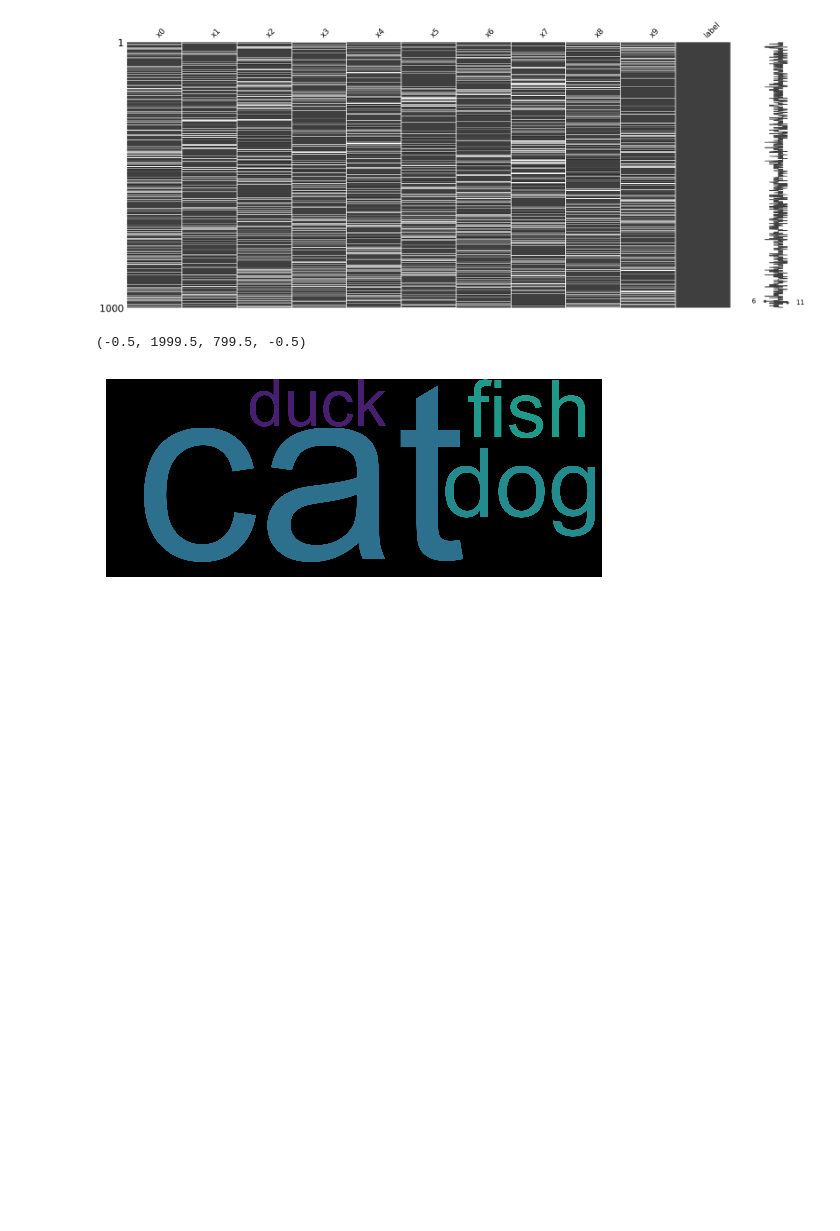
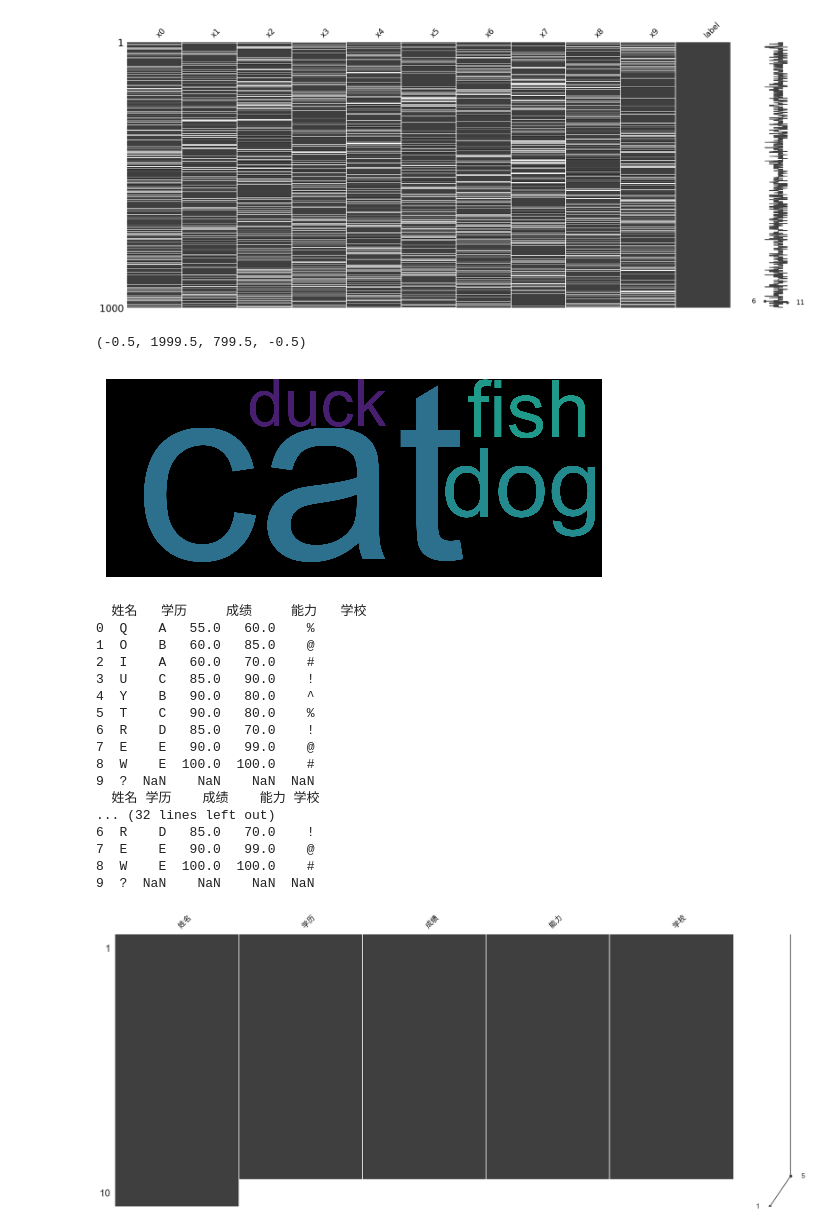
Before and after one commit to ChenZihan-sudo/CS101-Fundamental-Zone, a Jupyter notebook: Python/template_and_practice/practice6.ipynb, the cells around one changed output. Drawn from its saved outputs; the diff is of its cells as text; code cells hidden in the pictures; blank space fills up the shorter version.

```diff
--- a/Python/template_and_practice/practice6.ipynb
+++ b/Python/template_and_practice/practice6.ipynb
@@ -217,3 +233,56 @@ plt.axis("off")
 # %% [output]
 (-0.5, 1999.5, 799.5, -0.5)
 [figure]
+# %%
+import pandas as pd
+import numpy as np
+from collections import Counter
+from sklearn import preprocessing
+from matplotlib import pyplot as plt
+import seaborn as sns
+
+# Fonts for mac platform only.
+plt.rcParams["font.sans-serif"] = ["Arial Unicode MS"]
+plt.rcParams["axes.unicode_minus"] = False
+sns.set(font="Arial Unicode MS")
+
+data = pd.read_csv("./data/stu_data.csv")
+print(data)
+
+print(data.head(), "\n", data.shape)
+
+data.isnull().any()
+total = data.isnull().sum().sort_values(ascending=False)
+print("total:\n", total)
+
+percent = (data.isnull().sum() / data.isnull().count()).sort_values(ascending=False)
+miss_data = pd.concat([total, percent], axis=1, keys=["Total", "Percent"])
+miss_data.head(20)
+
+import missingno
+
+missingno.matrix(data)
+data = data.dropna(thresh=data.shape[0] * 0.5, axis=1)
+data.dropna(axis=0, how="all")
+print(data)
+
+print(data.duplicated().sum(), "\n", data.drop_duplicates())
+# %% [output]
+  姓名   学历     成绩     能力   学校
+0  Q    A   55.0   60.0    %
+1  O    B   60.0   85.0    @
+2  I    A   60.0   70.0    #
+3  U    C   85.0   90.0    !
+4  Y    B   90.0   80.0    ^
+5  T    C   90.0   80.0    %
+6  R    D   85.0   70.0    !
+7  E    E   90.0   99.0    @
+8  W    E  100.0  100.0    #
+9  ?  NaN    NaN    NaN  NaN
+  姓名 学历    成绩    能力 学校
+... (32 lines left out)
+6  R    D   85.0   70.0    !
+7  E    E   90.0   99.0    @
+8  W    E  100.0  100.0    #
+9  ?  NaN    NaN    NaN  NaN
+[figure, added]
```
Also changed, not shown: parts of 6 cells of this notebook, 19 other files.
